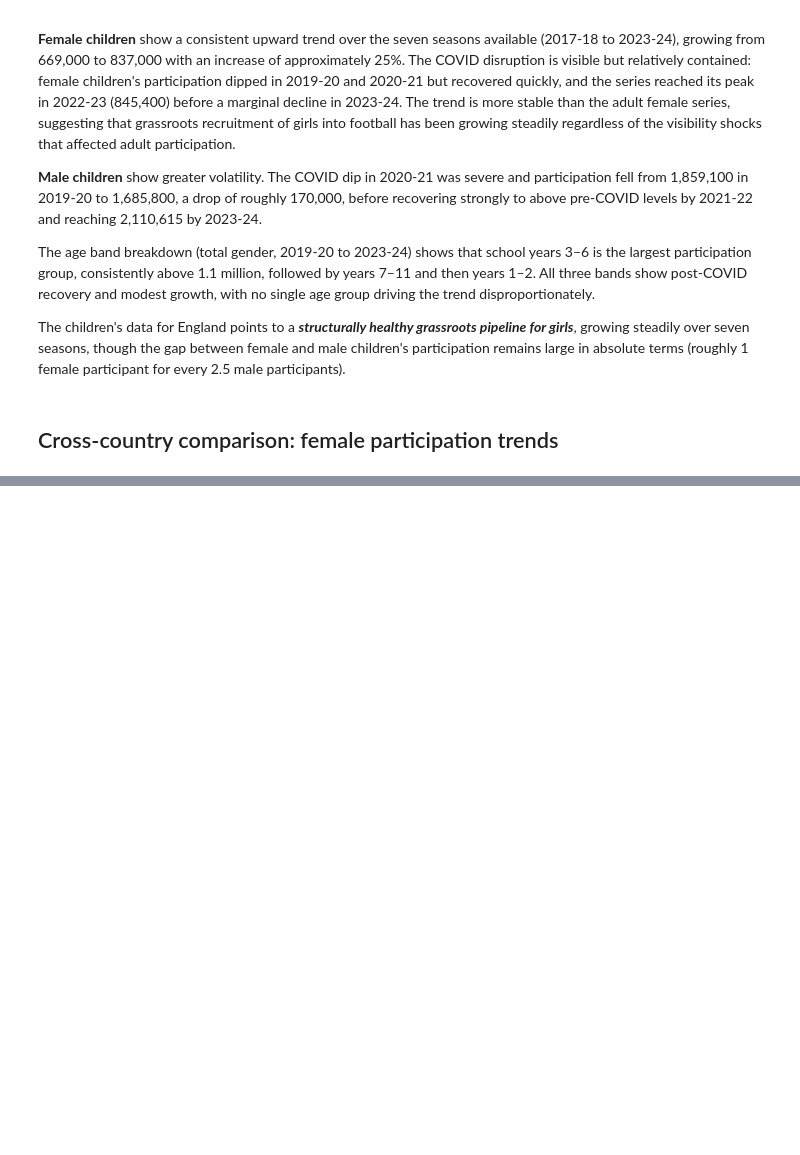
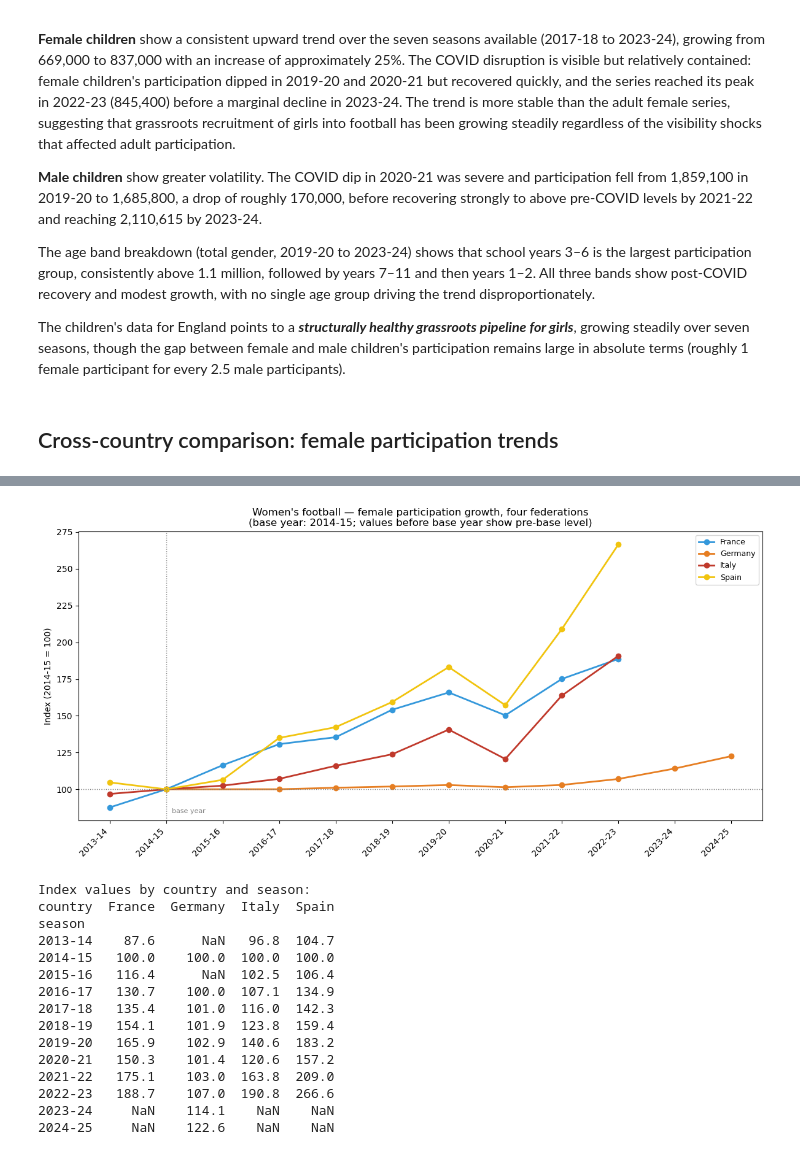
Before and after one commit to pacoraggio/inpat-expat, a Jupyter notebook: women-football/top5_participation_data.ipynb, the cells around one changed output, grey strips where cells are left out. Cells and saved outputs as stored; diff of their text form; code cells hidden in the pictures; blank space fills up the shorter version.

```diff
--- a/women-football/top5_participation_data.ipynb
+++ b/women-football/top5_participation_data.ipynb
@@ -2023,0 +2008,51 @@ plt.show()
+# %%
+import matplotlib.pyplot as plt
+import matplotlib.ticker as mticker
+
+fig, ax = plt.subplots(figsize=(12, 6))
+
+tier1_seasons = sorted(tier1["season"].unique())
+x_map = {s: i for i, s in enumerate(tier1_seasons)}
+
+for country in tier1_countries:
+    df = tier1[tier1["country"] == country].sort_values("season")
+    x = [x_map[s] for s in df["season"]]
+    ax.plot(x, df["index"].values, marker="o", linewidth=2,
+            color=country_colors[country], label=country)
+
+# Mark base year
+base_x = x_map["2014-15"]
+ax.axvline(base_x, color="grey", linestyle=":", linewidth=1)
+ax.text(base_x + 0.1, ax.get_ylim()[0] + 5 if ax.get_ylim()[0] > 0 else 5,
+        "base year", fontsize=8, color="grey")
+ax.axhline(100, color="grey", linestyle=":", linewidth=1)
+
+ax.set_xticks(range(len(tier1_seasons)))
+ax.set_xticklabels(tier1_seasons, rotation=45, ha="right")
+ax.set_ylabel("Index (2014-15 = 100)")
+ax.set_title("Women's football — female participation growth, four federations\n(base year: 2014-15; values before base year show pre-base level)")
+ax.legend(fontsize=9)
+ax.yaxis.set_major_formatter(mticker.FuncFormatter(lambda v, _: f"{v:.0f}"))
+
+plt.tight_layout()
+plt.show()
+
+print("\nIndex values by country and season:")
+print(tier1.pivot(index="season", columns="country", values="index").round(1).to_string())
+# %% [output]
+[figure, added]
+Index values by country and season:
+country  France  Germany  Italy  Spain
+season
+2013-14    87.6      NaN   96.8  104.7
+2014-15   100.0    100.0  100.0  100.0
+2015-16   116.4      NaN  102.5  106.4
+2016-17   130.7    100.0  107.1  134.9
+2017-18   135.4    101.0  116.0  142.3
+2018-19   154.1    101.9  123.8  159.4
+2019-20   165.9    102.9  140.6  183.2
+2020-21   150.3    101.4  120.6  157.2
+2021-22   175.1    103.0  163.8  209.0
+2022-23   188.7    107.0  190.8  266.6
+2023-24     NaN    114.1    NaN    NaN
+2024-25     NaN    122.6    NaN    NaN
```
Also changed, not shown: parts of 26 cells of this notebook, 3 other files.
